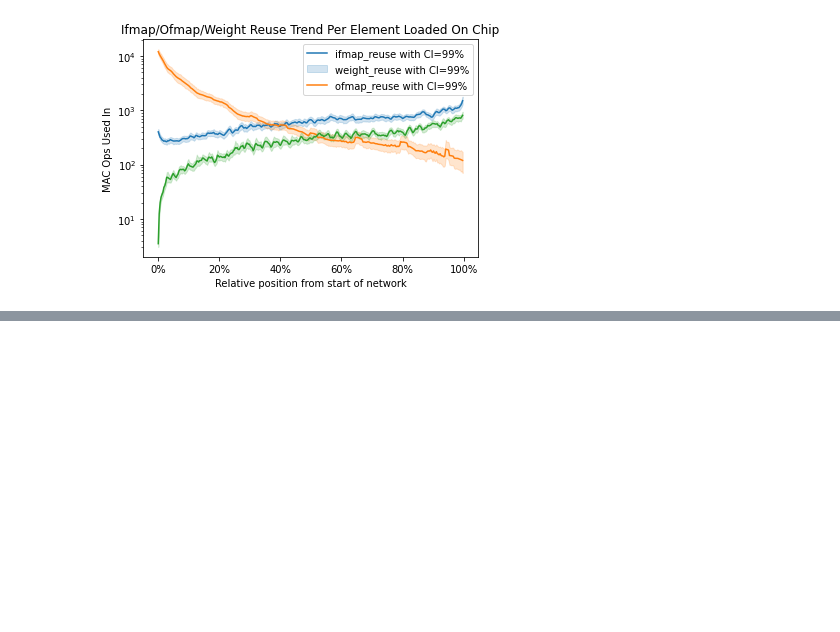
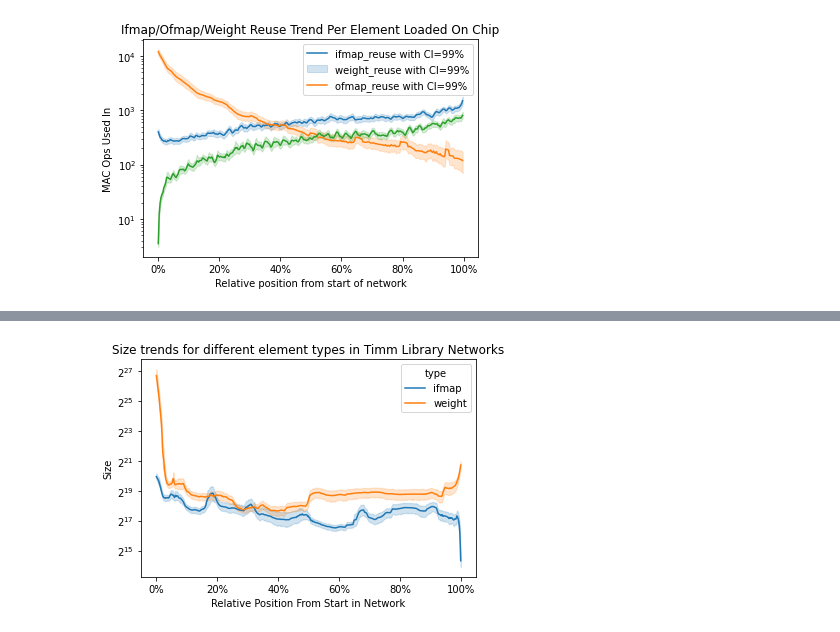
Before and after one commit to asultan123/hero-sim, a Jupyter notebook: scripts/macro_stats.ipynb, the cells around one changed output, grey strips where cells are left out. Cells and saved outputs as stored; diff of their text form; code cells hidden in the pictures; blank space fills up the shorter version.

```diff
--- a/scripts/macro_stats.ipynb
+++ b/scripts/macro_stats.ipynb
@@ -136,54 +153,83 @@ Text(0.5, 1.0, 'Ifmap/Ofmap/Weight Reuse Trend Per Element Loaded On Chip')
 # %%
 layer_properties = pd.read_csv("../data/layer_metrics.csv", index_col=[0, 1])
-layer_prop_dict = layer_properties.to_dict(orient="index")
 
-ifmap_mem_sizes = {}
-for (model_name, layer_name), properties in layer_prop_dict.items():
-    ifmap_mem_size = properties["ifmap_mem_size"]
-    try:
-        ifmap_mem_sizes[model_name].append(ifmap_mem_size)
-    except KeyError as e:
-        ifmap_mem_sizes[model_name] = [ifmap_mem_size]
-ofmap_mem_sizes = {}
-for (model_name, layer_name), properties in layer_prop_dict.items():
-    ofmap_mem_size = properties["ofmap_mem_size"]
-    try:
-        ofmap_mem_sizes[model_name].append(ofmap_mem_size)
-    except KeyError as e:
-        ofmap_mem_sizes[model_name] = [ofmap_mem_size]
-longest_network_length = max([len(values) for _, values in ifmap_mem_sizes.items()])
-interp_ifmap_sizes = {}
-for model_name, values in ifmap_mem_sizes.items():
-    model_length = len(values)
-    idx_list = np.linspace(0, longest_network_length, model_length)
-    interp_ifmap_sizes[model_name] = np.interp(
-        np.arange(longest_network_length), idx_list, values
-    )
-interp_ofmap_sizes = {}
-for model_name, values in ofmap_mem_sizes.items():
-    model_length = len(values)
-    idx_list = np.linspace(0, longest_network_length, model_length)
-    interp_ofmap_sizes[model_name] = np.interp(
-        np.arange(longest_network_length), idx_list, values
-    )
+
+def get_interp_size_per_model(
+    layer_properties: pd.DataFrame, size_type: str, longest_network_length: int
+):
+    layer_prop_dict = layer_properties.to_dict(orient="index")
+    mem_sizes = {}
+    for (model_name, _), properties in layer_prop_dict.items():
+        ifmap_mem_size = properties[size_type]
+        try:
+            mem_sizes[model_name].append(ifmap_mem_size)
+        except KeyError as e:
+            mem_sizes[model_name] = [ifmap_mem_size]
+    interp_sizes = {}
+    for model_name, values in mem_sizes.items():
+        model_length = len(values)
+        idx_list = np.linspace(0, longest_network_length, model_length)
+        interp_sizes[model_name] = np.interp(
+            np.arange(longest_network_length), idx_list, values
+        )
+    return interp_sizes
+
+
+longest_network_length = layer_properties.groupby(level=0).size().max()
+interp_ifmap_sizes = get_interp_size_per_model(
+    layer_properties, "ifmap_mem_size", longest_network_length
+)
+interp_ofmap_sizes = get_interp_size_per_model(
+    layer_properties, "weight_mem_size", longest_network_length
+)
+interp_weight_sizes = get_interp_size_per_model(
+    layer_properties, "ofmap_mem_size", longest_network_length
+)
+
 interp_sizes = {
     model_name: {
         "ifmap_mem": interp_ifmap_sizes[model_name],
         "ofmap_mem": interp_ofmap_sizes[model_name],
+        "weight_mem": interp_weight_sizes[model_name],
     }
     for model_name in interp_ifmap_sizes.keys()
 }
 interp_sizes_as_records = []
 for model_name, sizes in interp_sizes.items():
-    for idx, (ifmap_size, ofmap_size) in enumerate(
-        zip(sizes["ifmap_mem"], sizes["ofmap_mem"])
+    for idx, (ifmap_size, ofmap_size, weight_mem) in enumerate(
+        zip(sizes["ifmap_mem"], sizes["ofmap_mem"], sizes["weight_mem"])
     ):
         interp_sizes_as_records.append(
             {
                 "model_name": model_name,
                 "position": idx / longest_network_length * 100,
-                "ifmap_size": ifmap_size,
-                "ofmap_size": ofmap_size,
+                "type": "ifmap",
+                "size": ifmap_size,
             }
         )
-df = pd.DataFrame.from_records(interp_sizes_as_records)
+        # interp_sizes_as_records.append(
+        #     {
+        #         "model_name": model_name,
+        #         "position": idx / longest_network_length * 100,
+        #         "type": "ofmap",
+        #         "size": ofmap_size,
+        #     }
+        # )
+        interp_sizes_as_records.append(
+            {
+                "model_name": model_name,
+                "position": idx / longest_network_length * 100,
+                "type": "weight",
+                "size": weight_mem,
+            }
+        )
+df = pd.DataFrame.from_records(interp_sizes_as_records).sort_values(['model_name', 'position'])
+df.rename(columns={'position': "Relative Position From Start in Network", "size": "Size"}, inplace = True)
+plt = sns.lineplot(
+    data=df, x="Relative Position From Start in Network", y="Size", hue='type', ci=99
+)
+plt.set_yscale('log', base = 2)
+plt.set_title('Size trends for different element types in Timm Library Networks')
+plt.xaxis.set_major_formatter(mtick.PercentFormatter())
+# %% [output]
+[figure, added]
```
Also changed, not shown: parts of 10 cells of this notebook, 3 other files.
